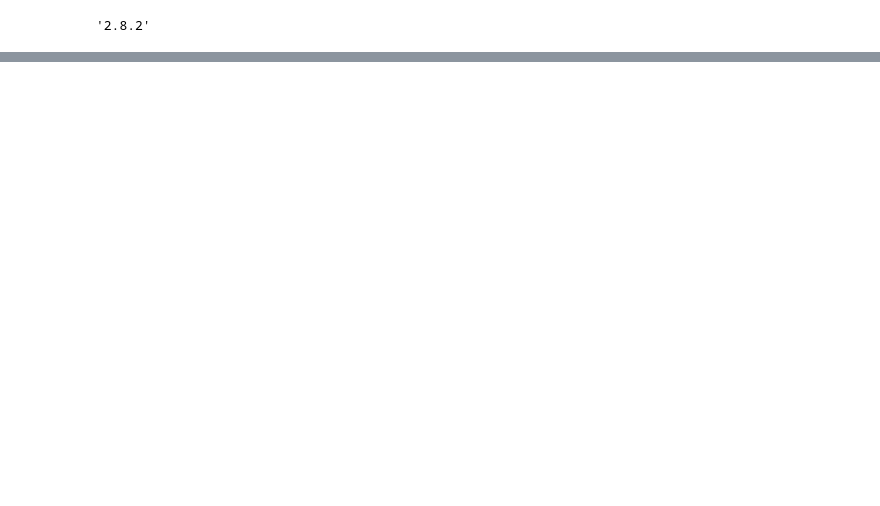
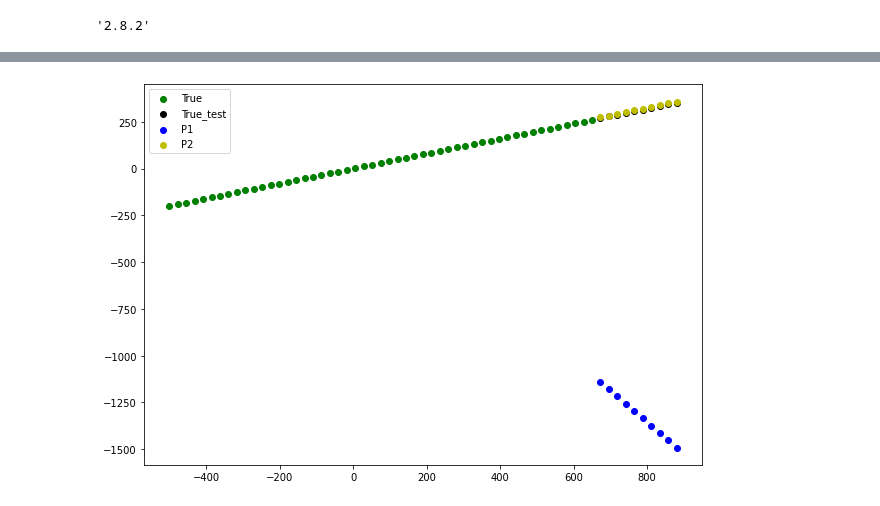
Before and after one commit to BenFarz/Demo, a Jupyter notebook: Untitled0.ipynb, the cells around one changed output, grey strips where cells are left out. Saved outputs shown, nothing was run; the diff lists cells and outputs as text; code cells hidden in the pictures; blank space fills up the shorter version.

```diff
--- a/Untitled0.ipynb
+++ b/Untitled0.ipynb
@@ -79,7 +51,10 @@ tf.random.set_seed=(42)
 # %%
-model=tf.keras.Sequential([
-    tf.keras.layers.Dense(1)
+tf.random.set_seed(42)
+model1 = tf.keras.Sequential([
+    tf.keras.layers.Dense(1, input_shape = [1])
 ])
-model.compile(loss=tf.keras.losses.mae,optimizer=tf.keras.optimizers.SGD, metrics=["mae"])
-model.fit(X,y, epoches=10)
+model1.compile(loss = tf.keras.losses.mae,
+               optimizer = tf.keras.optimizers.SGD(),
+               metrics = ["mse"])
+model1.fit(X_train, y_train, epochs = 250)
 # %% [output]
@@ -104,0 +79,9 @@ TypeError: ignored
+# %%
+model2 = tf.keras.Sequential([
+    tf.keras.layers.Dense(30),
+    tf.keras.layers.Dense(1, input_shape = [1])
+])
+model2.compile(loss = tf.keras.losses.mae,
+               optimizer = tf.keras.optimizers.Adam(lr = 0.01),
+               metrics = ["mse"])
+model2.fit(tf.expand_dims(X_train, axis = -1), tf.expand_dims(y_train, axis = -1), epochs = 250)
@@ -104,0 +108,21 @@ TypeError: ignored
+# %%
+y_pred1 = model1.predict(X_test)
+y_pred2 = model2.predict(X_test)
+# %%
+def bekesh(train_data = X_train,
+  train_result = y_train,
+  test_data = X_test,
+  result1 = y_pred1,
+  result2 = y_pred2,
+  result = y_test):
+  import matplotlib.pyplot as plt
+  plt.figure(figsize=(10,7)),
+  plt.scatter(train_data, train_result, c="g", label="True"),
+  plt.scatter(test_data, result, c="k", label = "True_test"),
+  plt.scatter(test_data, result1, c="b", label = "P1"),
+  plt.scatter(test_data, result2, c="y", label="P2")
+  plt.legend();
+# %%
+bekesh()
+# %% [output]
+[figure, added]
```
Also changed, not shown: parts of 15 cells of this notebook.
